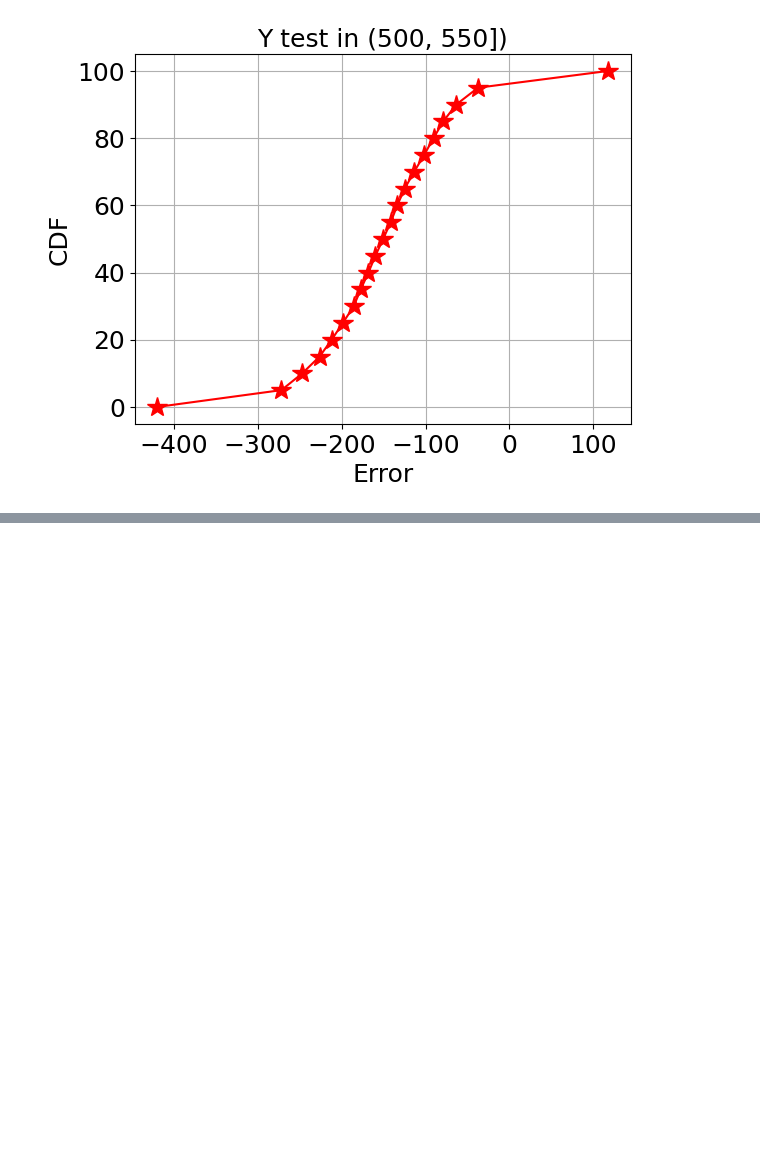
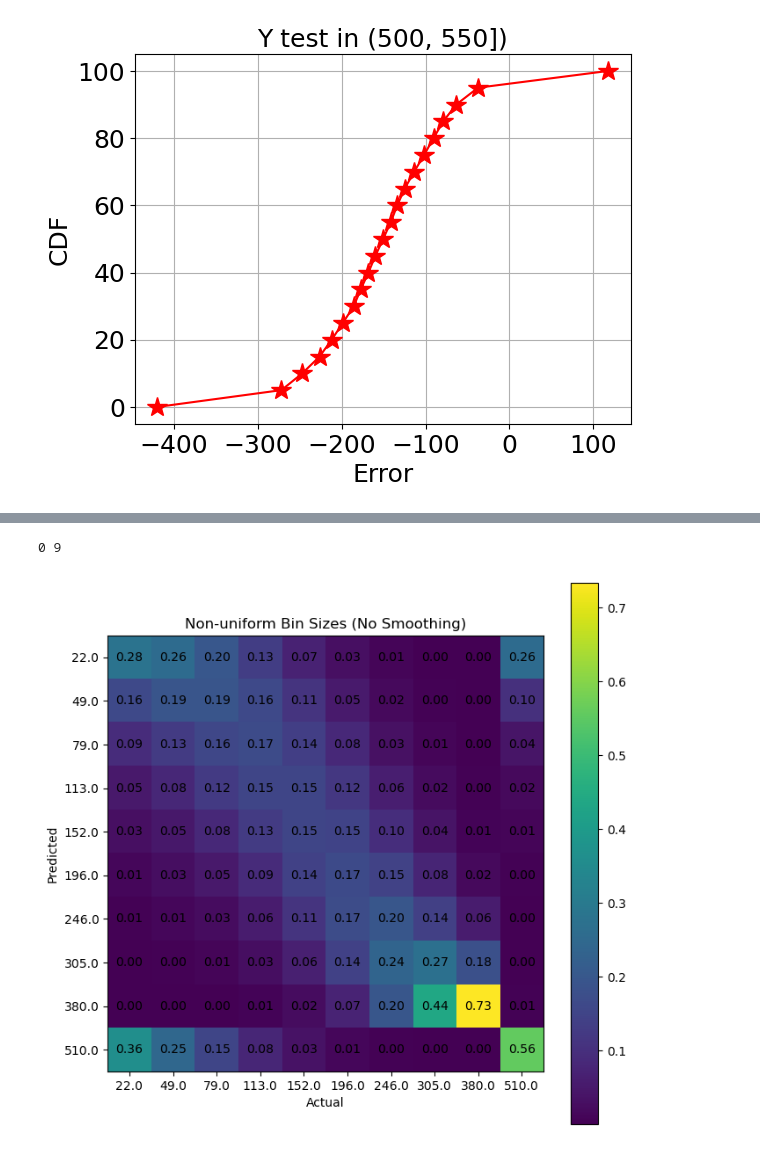
Before and after one commit to weifanjiang/length_prediction, a Jupyter notebook: embedding_regression.ipynb, the cells around one changed output, grey strips where cells are left out. Cells and saved outputs as stored; diff of their text form; code cells hidden in the pictures; blank space fills up the shorter version.

```diff
--- a/embedding_regression.ipynb
+++ b/embedding_regression.ipynb
@@ -56,34 +57,3 @@ for r in tqdm(records[1:]):
             remain_iter[idx] = iteration_count - 2 - idx
 
         np.savez_compressed(x=last_layer_embedding, y=remain_iter, file=f'dataset/lllt/{id}.npz')
-# %%
-def get_data_partition(by_prompt=True, train_size=0.8):
-
-    fnames = sorted([x for x in os.listdir('dataset/lllt') if x.endswith('.npz')])
-    Xs, Ys = list(), list()
-    for fname in tqdm(fnames):
-        dat = np.load(f'dataset/lllt/{fname}')
-        Xs.append(dat['x'])
-        Ys.append(dat['y'])
-
-    if by_prompt:
-        idxs = list(range(len(fnames)))
-        train_p_idx, test_p_idx = train_test_split(idxs, train_size=train_size, random_state=10)
-
-        X_train_test, Y_train_test = list(), list()
-        prompts_train_test = list()
-        for idx_list in [train_p_idx, test_p_idx]:
-            X_train_test.append(np.concatenate([Xs[i] for i in idx_list], axis=0))
-            Y_train_test.append(np.concatenate([Ys[i] for i in idx_list]))
-            prompt_list = list()
-            for i in idx_list:
-                prompt_Ys = Ys[i]
-                for y in prompt_Ys:
-                    prompt_list.append((i, y))
-            prompts_train_test.append(prompt_list)
-
-        X_train, X_test = X_train_test
-        Y_train, Y_test = Y_train_test
-        prompts_train, prompts_test = prompts_train_test
-
-        return X_train, Y_train, X_test, Y_test, prompts_train, prompts_test
@@ -415,0 +567,12 @@ TODO:
+# %%
+nonuniform_bin_edges = np.percentile(np.clip(Y_test, 1, 512), q=list(range(10, 110, 10)))
+Y_pred_nonuniform_bin, Y_test_nonuniform_bin = convert_regression_to_classifications(
+    nonuniform_bin_edges, np.clip(Y_test_pred, 1, 512), np.clip(Y_test, 1, 512)
+)
+# %%
+# plot confusion matrix with colors and numbers
+confusion_matrix = conf_mat(Y_pred_nonuniform_bin, Y_test_nonuniform_bin)
+plot_confusion_matrix(confusion_matrix, bins=nonuniform_bin_edges, title='Non-uniform Bin Sizes (No Smoothing)')
+# %% [output]
+0 9
+[figure, added]
```
Also changed, not shown: parts of 20 cells of this notebook, 9 other files.
